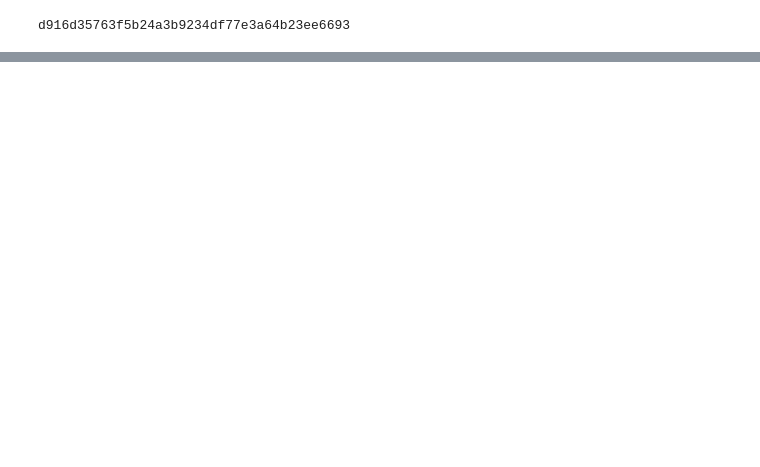
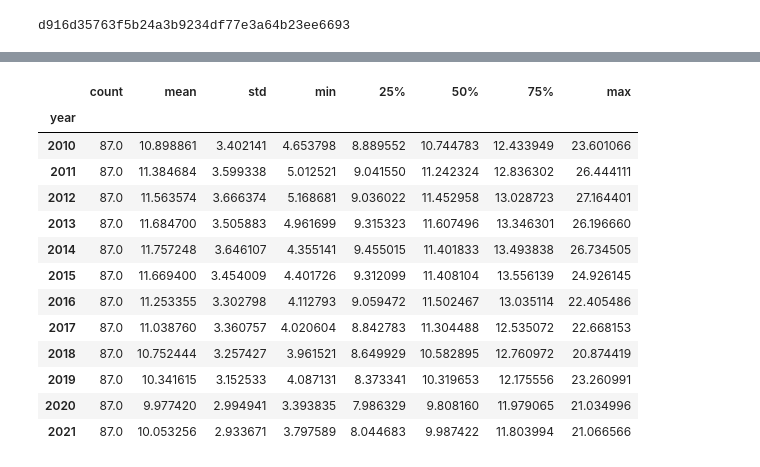
Before and after one commit to sesomluap/personal-fitness-analyst, a Jupyter notebook: census_df_eric.ipynb, the cells around one changed output, grey strips where cells are left out. Cells and saved outputs as stored; diff of their text form; code cells hidden in the pictures; blank space fills up the shorter version.

```diff
--- a/census_df_eric.ipynb
+++ b/census_df_eric.ipynb
@@ -73,26 +10,0 @@ Fetching Data for 2021
-# %%
-
-years = [2010, 2011, 2012, 2013, 2014, 2015, 2016, 2017, 2018, 2019, 2020, 2021]
-poverty_data = []
-
-for year in years:
-    c = Census(census_key, year)
-    state_county_data = c.acs5.get(
-        ("B17001_001E",
-         "B17001_002E",
-         "B17001_017E",),
-        {'for': 'county:*'},
-    )
-
-    print(f"Fetching Data for {year}")
-
-    # Convert to DataFrame
-    df = pd.DataFrame(state_county_data)
-    df['year'] = year
-    poverty_data.append(df)
-
-# Concatenate the list of DataFrames into a single DataFrame
-merged_df = pd.concat(poverty_data, ignore_index=True)
-
-# Print the merged DataFrame
-print(merged_df)
@@ -148,0 +264,5 @@ minnesota_data
+# %%
+#need to determine per county poverty percentage for each year
+
+minnesota_data['Poverty %'] = (minnesota_data['Population Poverty'] / minnesota_data['Sample Population']) *100
+minnesota_data['Poverty %']
@@ -148,0 +282,18 @@ minnesota_data
+# %%
+#filtering
+minnesota_data.groupby("year")["Poverty %"].describe()
+# %% [output]
+|  | count | mean | std | min | 25% | 50% | 75% | max |
+| year |  |  |  |  |  |  |  |  |
+| 2010 | 87.0 | 10.898861 | 3.402141 | 4.653798 | 8.889552 | 10.744783 | 12.433949 | 23.601066 |
+| 2011 | 87.0 | 11.384684 | 3.599338 | 5.012521 | 9.041550 | 11.242324 | 12.836302 | 26.444111 |
+| 2012 | 87.0 | 11.563574 | 3.666374 | 5.168681 | 9.036022 | 11.452958 | 13.028723 | 27.164401 |
+| 2013 | 87.0 | 11.684700 | 3.505883 | 4.961699 | 9.315323 | 11.607496 | 13.346301 | 26.196660 |
+| 2014 | 87.0 | 11.757248 | 3.646107 | 4.355141 | 9.455015 | 11.401833 | 13.493838 | 26.734505 |
+| 2015 | 87.0 | 11.669400 | 3.454009 | 4.401726 | 9.312099 | 11.408104 | 13.556139 | 24.926145 |
+| 2016 | 87.0 | 11.253355 | 3.302798 | 4.112793 | 9.059472 | 11.502467 | 13.035114 | 22.405486 |
+| 2017 | 87.0 | 11.038760 | 3.360757 | 4.020604 | 8.842783 | 11.304488 | 12.535072 | 22.668153 |
+| 2018 | 87.0 | 10.752444 | 3.257427 | 3.961521 | 8.649929 | 10.582895 | 12.760972 | 20.874419 |
+| 2019 | 87.0 | 10.341615 | 3.152533 | 4.087131 | 8.373341 | 10.319653 | 12.175556 | 23.260991 |
+| 2020 | 87.0 | 9.977420 | 2.994941 | 3.393835 | 7.986329 | 9.808160 | 11.979065 | 21.034996 |
+| 2021 | 87.0 | 10.053256 | 2.933671 | 3.797589 | 8.044683 | 9.987422 | 11.803994 | 21.066566 |
```
Also changed, not shown: parts of 10 cells of this notebook, 2 other files.
